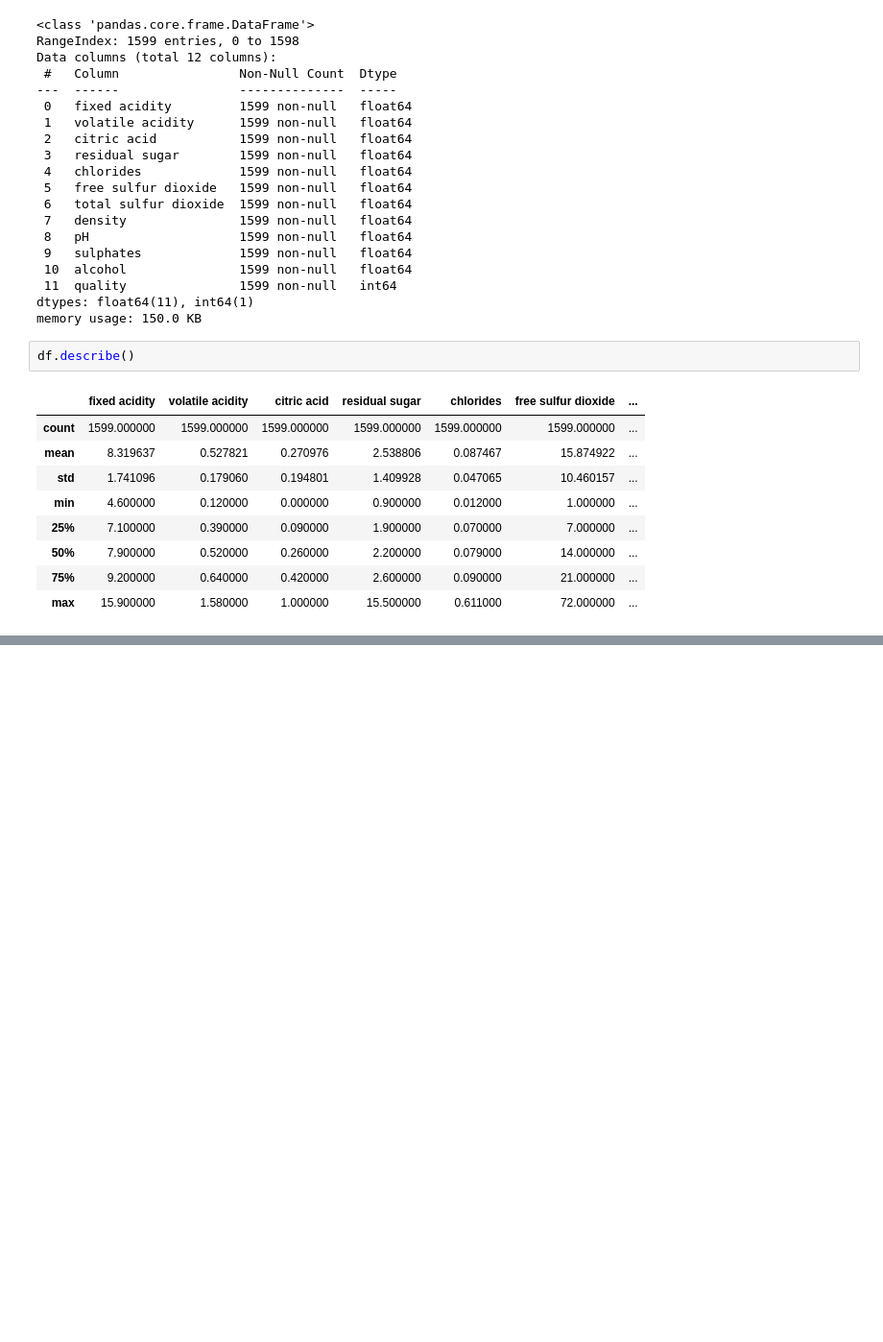
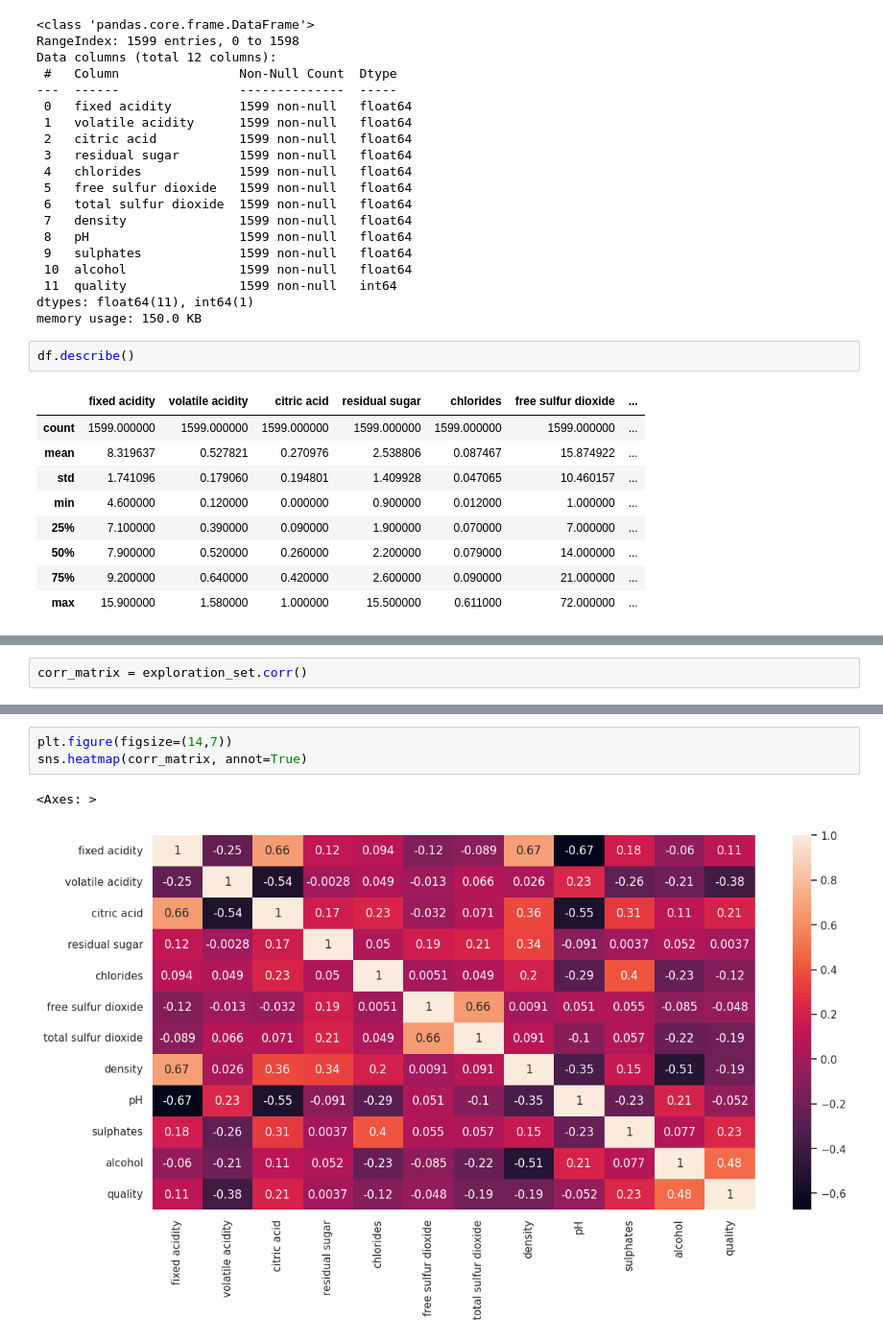
Before and after one commit to malviynjali11/MLP_IITM_UG, a Jupyter notebook: Week2/lec1_to_5.ipynb, the cells around one changed output, grey strips where cells are left out. Shown at 96% size. Drawn from its saved outputs; the diff is of its cells as text; blank space fills up the shorter version.

```diff
--- a/Week2/lec1_to_5.ipynb
+++ b/Week2/lec1_to_5.ipynb
@@ -60,0 +128,2 @@ df.describe()
+# %%
+corr_matrix = exploration_set.corr()
@@ -60,0 +151,6 @@ df.describe()
+# %%
+plt.figure(figsize=(14,7))
+sns.heatmap(corr_matrix, annot=True)
+# %% [output]
+<Axes: >
+[figure, added]
```
Also changed, not shown: parts of 70 cells of this notebook, 2 other files.
